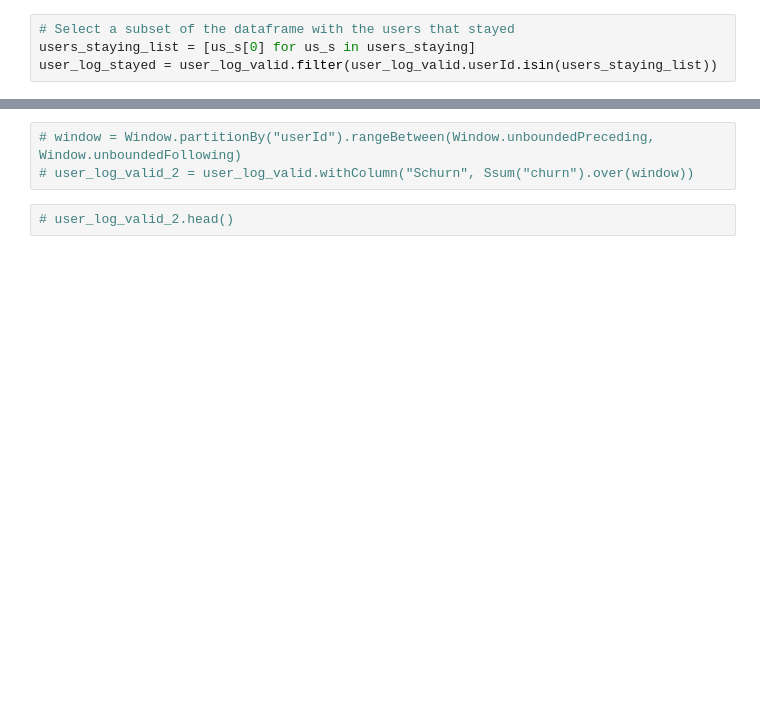
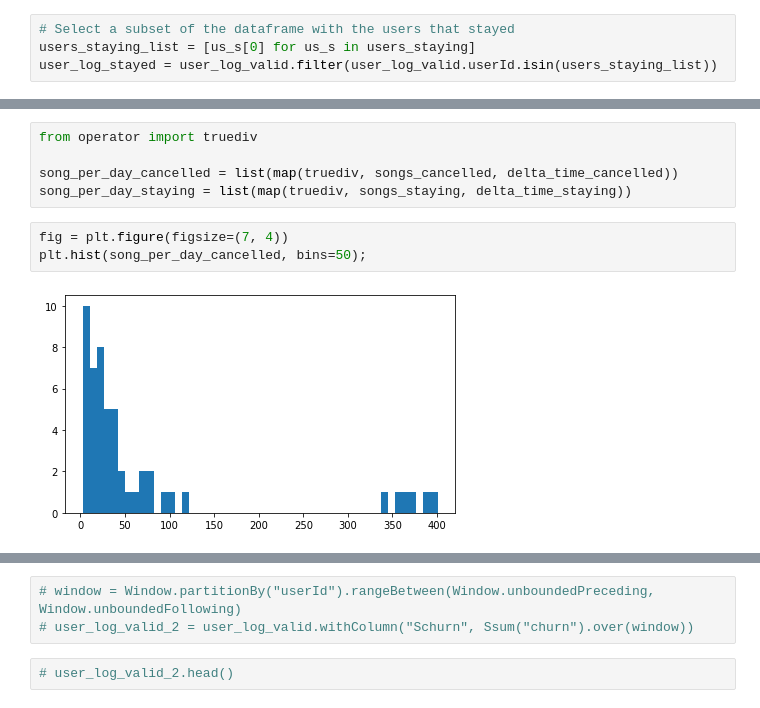
Before and after one commit to russom/DSND-Capstone, a Jupyter notebook: notebooks/Sparkify-project-local.ipynb, the cells around one changed output, grey strips where cells are left out. Drawn from its saved outputs; the diff is of its cells as text; blank space fills up the shorter version.

```diff
--- a/notebooks/Sparkify-project-local.ipynb
+++ b/notebooks/Sparkify-project-local.ipynb
@@ -237,0 +360,10 @@ ax = plt.hist(delta_time_staying, bins=50)
+# %%
+from operator import truediv
+
+song_per_day_cancelled = list(map(truediv, songs_cancelled, delta_time_cancelled))
+song_per_day_staying = list(map(truediv, songs_staying, delta_time_staying))
+# %%
+fig = plt.figure(figsize=(7, 4))
+plt.hist(song_per_day_cancelled, bins=50);
+# %% [output]
+[figure, added]
```
Also changed, not shown: parts of 34 cells of this notebook.
